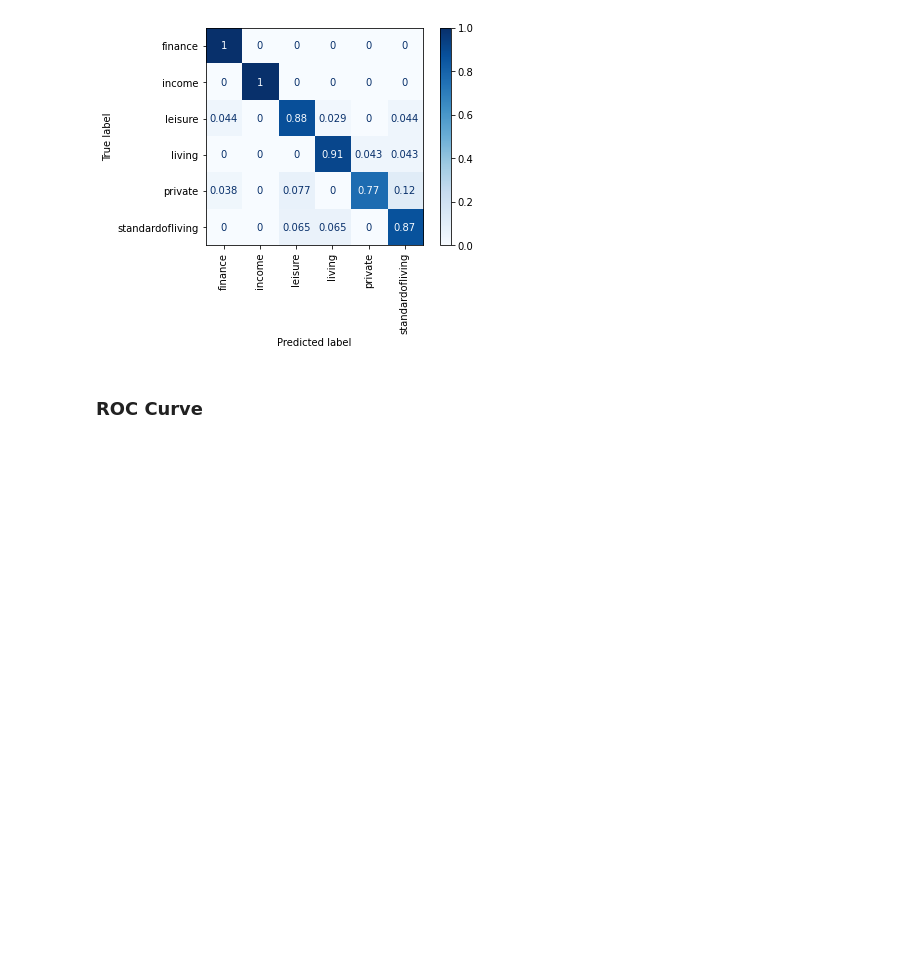
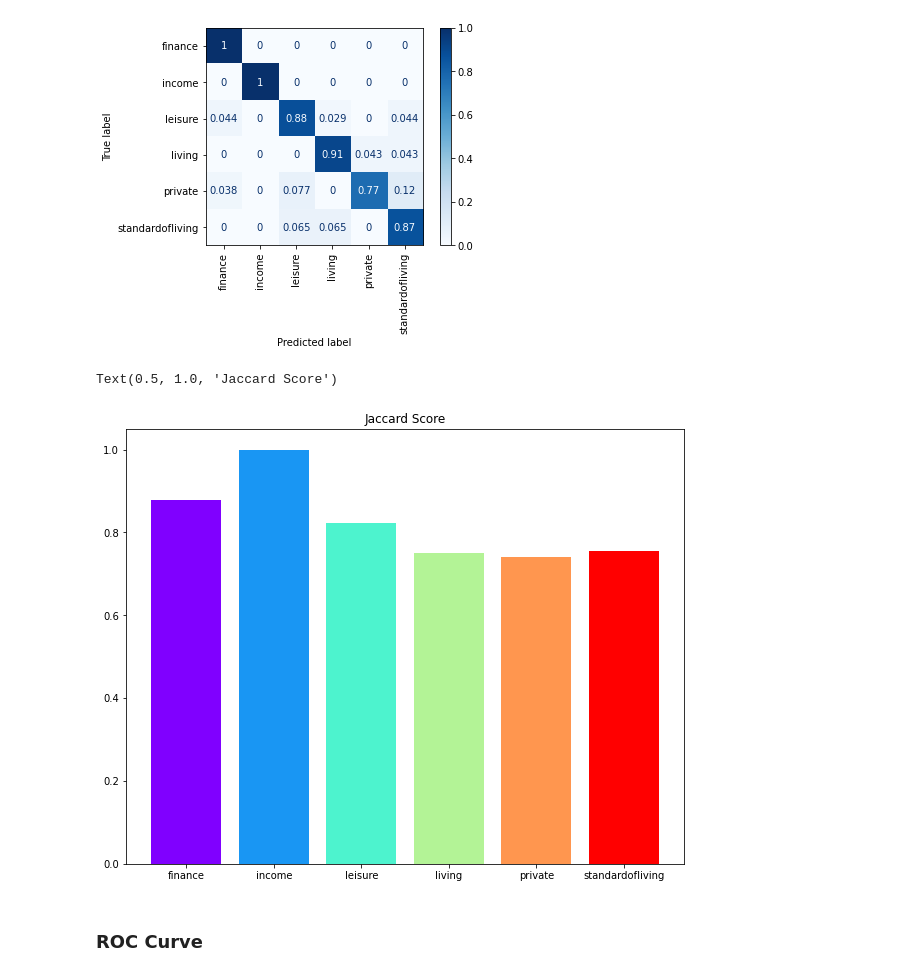
Before and after one commit to mariamonzon/Software-applications-with-AI, a Jupyter notebook: Homework1-NaiveBayesTransactions/Homework-1-Classification.ipynb, the cells around one changed output. Saved outputs shown, nothing was run; the diff lists cells and outputs as text; code cells hidden in the pictures; blank space fills up the shorter version.

```diff
--- a/Homework1-NaiveBayesTransactions/Homework-1-Classification.ipynb
+++ b/Homework1-NaiveBayesTransactions/Homework-1-Classification.ipynb
@@ -444,6 +449,14 @@ disp.plot(xticks_rotation= 'vertical', cmap =plt.cm.Blues)
 # %% [output]
 <sklearn.metrics._plot.confusion_matrix.ConfusionMatrixDisplay at 0x...>
 [figure]
+# %%
+# Visualize the Jaccard scores
+plt.figure(figsize = (10,8))
+plt.bar(class_labels.keys(), jaccard_score(y[test_index], y_pred_cv, average=None), color =colm.rainbow(np.linspace(0.0, 1.0, len(class_labels))))
+plt.title("Jaccard Score")
+# %% [output]
+Text(0.5, 1.0, 'Jaccard Score')
+[figure, added]
 # %% [markdown]
 ### ROC Curve
 # %%
```
Also changed, not shown: parts of 2 cells of this notebook.
